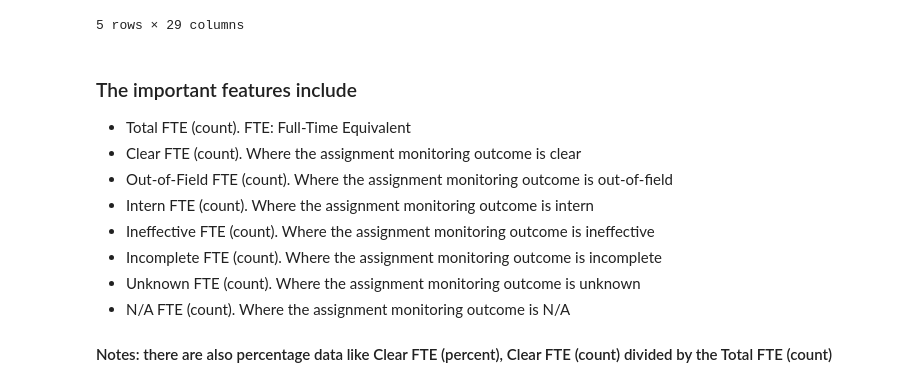
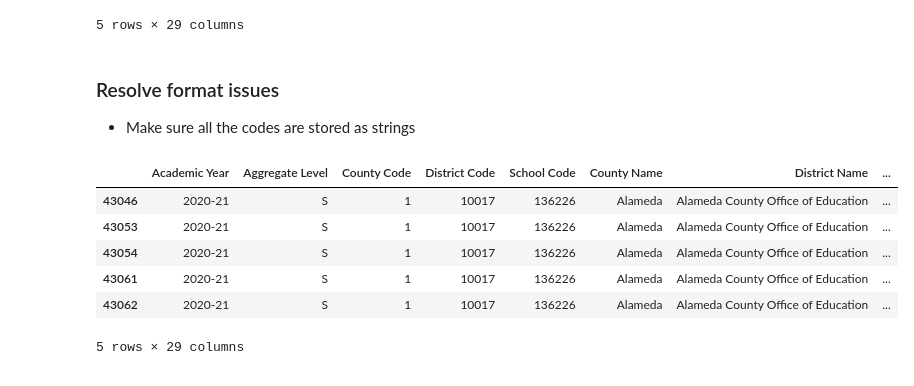
Before and after one commit to ArcyFlores/ds4a-capstone, a Jupyter notebook: Ca_staff_course_data_cleaning.ipynb, the cells around one changed output. Drawn from its saved outputs; the diff is of its cells as text; code cells hidden in the pictures.

```diff
--- a/Ca_staff_course_data_cleaning.ipynb
+++ b/Ca_staff_course_data_cleaning.ipynb
@@ -91,11 +87,17 @@ combined.to_csv('tamo2021_school_level.csv', encoding='utf-8', index=False)
-# %% [markdown]
-### The important features include
-- Total FTE (count). FTE: Full-Time Equivalent
-- Clear FTE (count). Where the assignment monitoring outcome is clear
-- Out-of-Field FTE (count). Where the assignment monitoring outcome is out-of-field
-- Intern FTE (count). Where the assignment monitoring outcome is intern
-- Ineffective FTE (count). Where the assignment monitoring outcome is ineffective
-- Incomplete FTE (count). Where the assignment monitoring outcome is incomplete
-- Unknown FTE (count). Where the assignment monitoring outcome is unknown
-- N/A FTE (count). Where the assignment monitoring outcome is N/A
-#### Notes: there are also percentage data like Clear FTE (percent), Clear FTE (count) divided by the Total FTE (count)
+# %% [markdown]
+### Resolve format issues
+- Make sure all the codes are stored as strings
+# %%
+combined['County Code'] = combined['County Code'].astype(int).astype(str)
+combined['District Code'] = combined['District Code'].astype(int).astype(str)
+combined['School Code'] = combined['School Code'].astype(int).astype(str)
+# %%
+combined.head()
+# %% [output]
+|  | Academic Year | Aggregate Level | County Code | District Code | School Code | County Name | District Name | ... |
+| 43046 | 2020-21 | S | 1 | 10017 | 136226 | Alameda | Alameda County Office of Education | ... |
+| 43053 | 2020-21 | S | 1 | 10017 | 136226 | Alameda | Alameda County Office of Education | ... |
+| 43054 | 2020-21 | S | 1 | 10017 | 136226 | Alameda | Alameda County Office of Education | ... |
+| 43061 | 2020-21 | S | 1 | 10017 | 136226 | Alameda | Alameda County Office of Education | ... |
+| 43062 | 2020-21 | S | 1 | 10017 | 136226 | Alameda | Alameda County Office of Education | ... |
+5 rows × 29 columns
```
Also changed, not shown: parts of 3 cells of this notebook.
